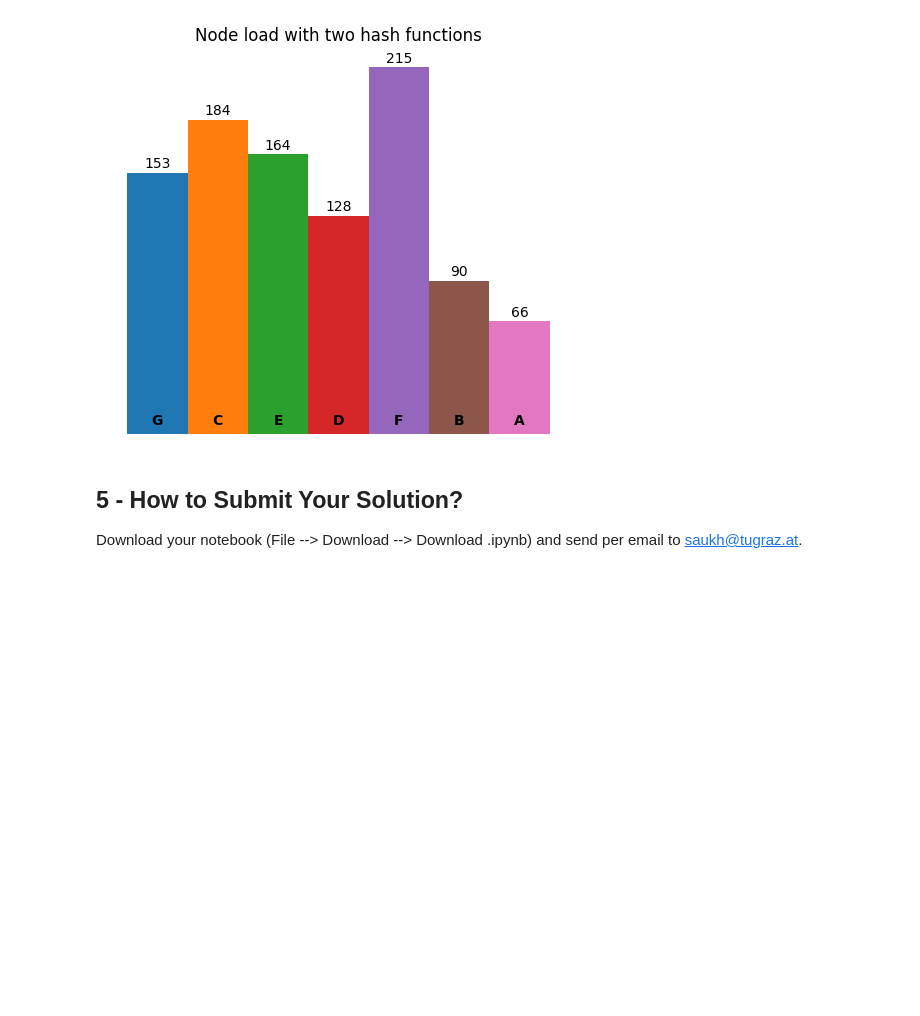
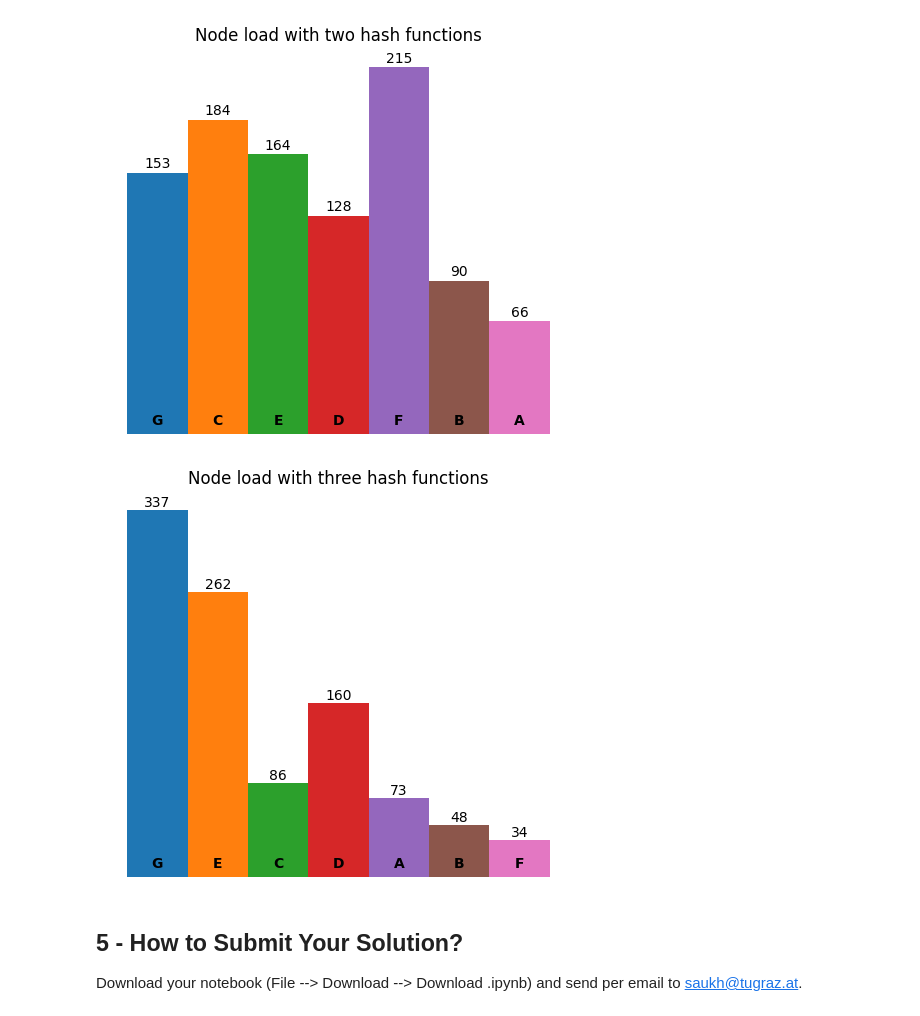
Before and after one commit to xmihol00/fault_tolerant_algorithms, a Jupyter notebook: project_03/Project_03__Distributed_Storage_Systems.ipynb, the cells around one changed output. Saved outputs shown, nothing was run; the diff lists cells and outputs as text; code cells hidden in the pictures; blank space fills up the shorter version.

Commit message:
main-3 hash functions in assignment 3

```diff
--- a/project_03/Project_03__Distributed_Storage_Systems.ipynb
+++ b/project_03/Project_03__Distributed_Storage_Systems.ipynb
@@ -44,6 +44,11 @@ def hash_fn2(key: str):
     hash = hashlib.blake2b(digest_size=9)
     hash.update(bytes(key.encode('utf-8')))
     return int(hash.hexdigest(), 16) & ((1 << 5) - 1)
+
+def hash_fn3(key: str):
+    hash = hashlib.md5()
+    hash.update(bytes(key.encode('utf-8')))
+    return int(hash.hexdigest(), 16) & ((1 << 5) - 1)
 # %% [markdown]
 Below we define several nodes used to store files on a Chord ring. We print hash values of each node.
 # %%
@@ -311,6 +316,10 @@ plot_files_distrib([hash_fn1], "Initial node load")
 plot_files_distrib([hash_fn1, hash_fn2], "Node load with two hash functions")
 # %% [output]
 [figure]
+# %%
+plot_files_distrib([hash_fn1, hash_fn2, hash_fn3], "Node load with three hash functions")
+# %% [output]
+[figure, added]
 # %% [markdown]
 ## 5 - How to Submit Your Solution?
 
```
Also changed, not shown: parts of 2 cells of this notebook, 1 other file.
